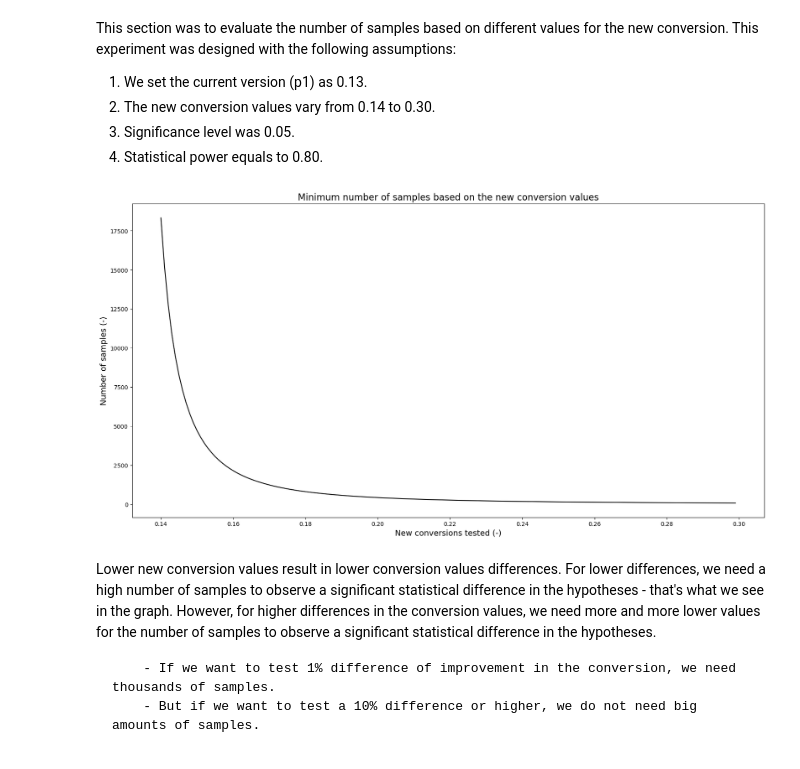
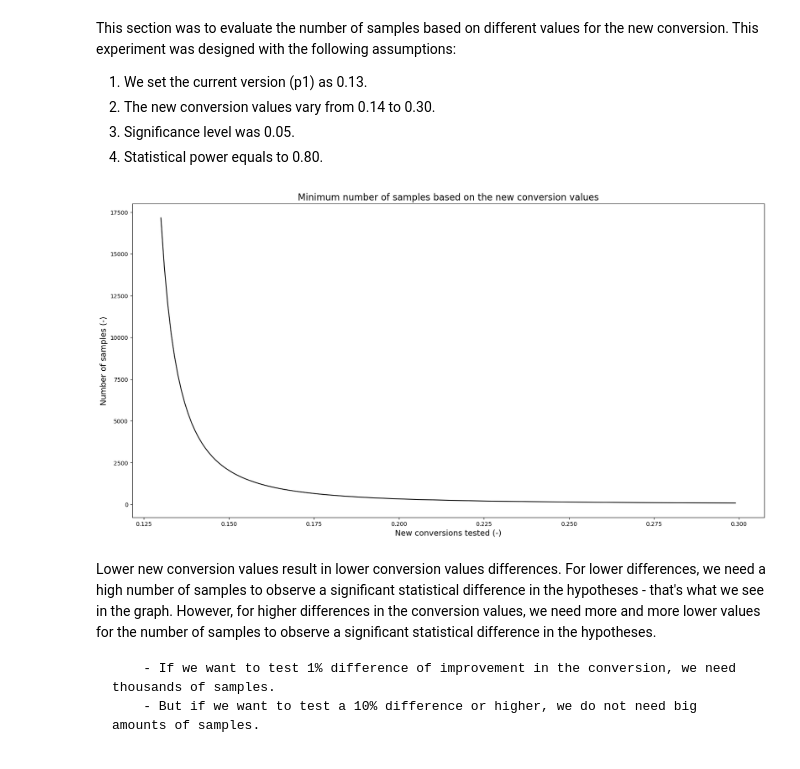
Before and after one commit to lucasquemelli/a-b_testing, a Jupyter notebook: ab_testing.ipynb, the cells around one changed output. Saved outputs shown, nothing was run; the diff lists cells and outputs as text; code cells hidden in the pictures.

```diff
--- a/ab_testing.ipynb
+++ b/ab_testing.ipynb
@@ -211,8 +213,8 @@ Here we present 4 ways of calculating the effect size. The most famous family to
 This test must be performed using scalar values, such as propotions and average values.
 # %%
 # effect size parameters
-p1 = 0.13
-p2 = 0.15
+p1 = 0.12
+p2 = 0.14
 
 # effect size
 effect_size = sms.proportion_effectsize(p1, p2)
@@ -292,12 +294,12 @@ def cohen_h(p1, p2):
     return (2 * np.arcsin(np.sqrt(p1)) - 2 * np.arcsin(np.sqrt(p2))) / np.pi
 
 # p1 and p2 values
-p1 = 0.13
-p2 = 0.15
+p1 = 0.12
+p2 = 0.14
 
 # sample size for Hedge's g :: calculated in the next section
-n1 = 36308
-n2 = 36308
+n1 = 4433
+n2 = 4433
 
 # effect size
 glass_delta_value = glass_delta(p1, p2)
@@ -389,8 +374,8 @@ This section was to evaluate the number of samples based on different values for
 3. Significance level was 0.05.
 4. Statistical power equals to 0.80.
 # %%
-# experiment interval for p2 :: from 0.14 to 0.30 varying by 0.001
-r = list(np.round(np.arange(0.14, 0.30, 0.001), 3))
+# experiment interval for p2 :: from 0.13 to 0.30 varying by 0.001
+r = list(np.round(np.arange(0.13, 0.30, 0.001), 3))
 
 # confidence level
 confidence_level = 0.95
@@ -399,7 +384,7 @@ confidence_level = 0.95
 significance_level = 1 - confidence_level
 
 # current conversion
-p1 = 0.13
+p1 = 0.12
 
 # statistical power
 statistical_power = 0.8
@@ -412,22 +397,23 @@ for p2 in r:
     effect_size = sms.proportion_effectsize(p1, p2)
 
     #sample size
-    sample_n = sms.NormalIndPower().solve_power(
+    sample_n_test = sms.NormalIndPower().solve_power(
                     effect_size=effect_size,
                     power=statistical_power,
                     alpha=significance_level
     )
 
-    sample_n = math.ceil(sample_n)
-    sample_n_list.append(sample_n)
+    sample_n_test = math.ceil(sample_n_test)
+    sample_n_list.append(sample_n_test)
 # %%
 plt.figure(figsize=(20,10))
-sns.lineplot(x=r, y=sample_n_list, color="black")
+plt.plot(r, sample_n_list, color="black")
+
 plt.xlabel("New conversions tested (-)", fontsize=14)
 plt.ylabel("Number of samples (-)", fontsize=14)
 plt.title("Minimum number of samples based on the new conversion values", fontsize=16);
 # %% [output]
-[figure, old version]
+[figure, new version]
 # %% [markdown]
 Lower new conversion values result in lower conversion values differences. For lower differences, we need a high number of samples to observe a significant statistical difference in the hypotheses - that's what we see in the graph. However, for higher differences in the conversion values, we need more and more lower values for the number of samples to observe a significant statistical difference in the hypotheses.
 
```
Also changed, not shown: parts of 38 cells of this notebook.
